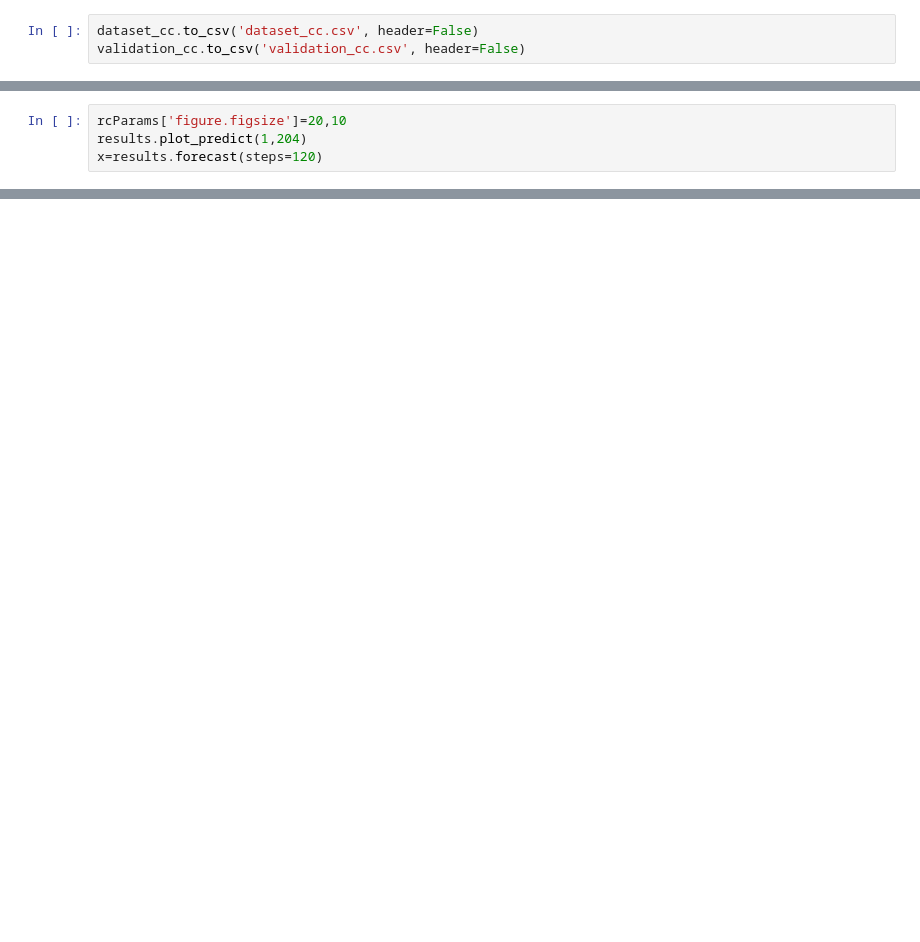
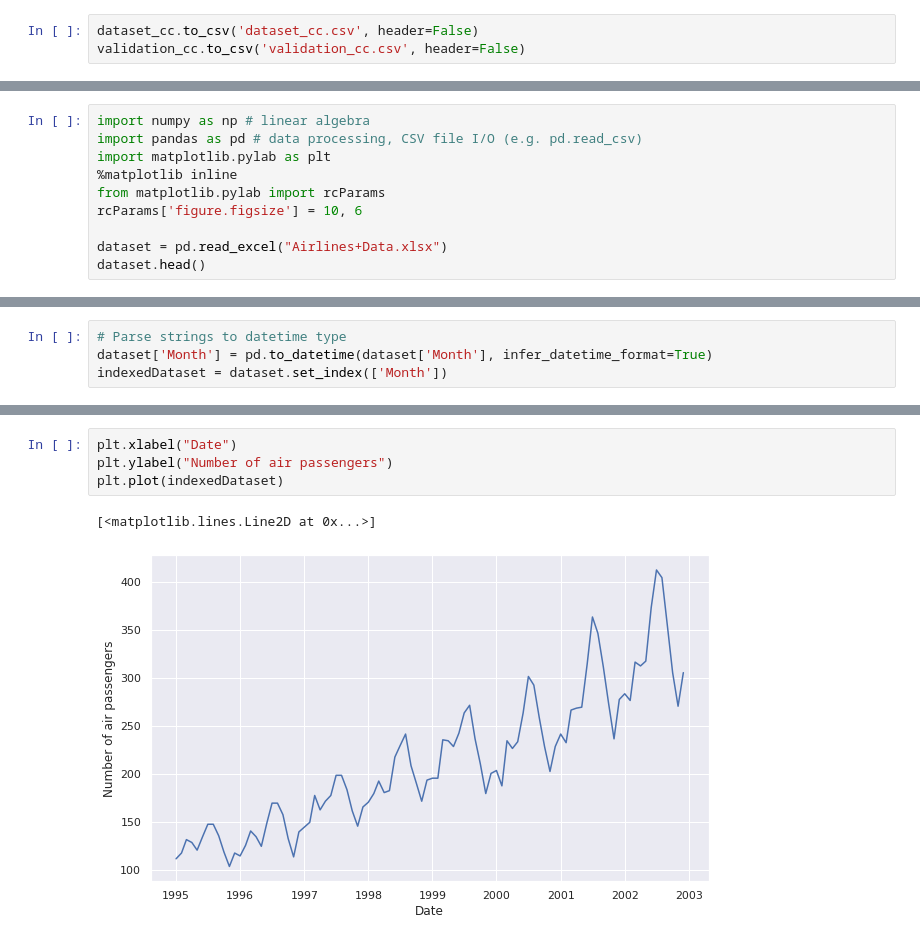
Before and after one commit to bismahashim/Assignment, a Jupyter notebook: Assignment_Forecasting.ipynb, the cells around one changed output, grey strips where cells are left out. Saved outputs shown, nothing was run; the diff lists cells and outputs as text; blank space fills up the shorter version.

```diff
--- a/Assignment_Forecasting.ipynb
+++ b/Assignment_Forecasting.ipynb
@@ -661,4 +330,0 @@ plt.plot(predictions_ARIMA)
-# %%
-rcParams['figure.figsize']=20,10
-results.plot_predict(1,204)
-x=results.forecast(steps=120)
@@ -686,0 +386,10 @@ results.forecast(steps=120)
+# %%
+import numpy as np # linear algebra
+import pandas as pd # data processing, CSV file I/O (e.g. pd.read_csv)
+import matplotlib.pylab as plt
+%matplotlib inline
+from matplotlib.pylab import rcParams
+rcParams['figure.figsize'] = 10, 6
+
+dataset = pd.read_excel("Airlines+Data.xlsx")
+dataset.head()
@@ -686,0 +403,4 @@ results.forecast(steps=120)
+# %%
+# Parse strings to datetime type
+dataset['Month'] = pd.to_datetime(dataset['Month'], infer_datetime_format=True)
+indexedDataset = dataset.set_index(['Month'])
@@ -686,0 +427,7 @@ results.forecast(steps=120)
+# %%
+plt.xlabel("Date")
+plt.ylabel("Number of air passengers")
+plt.plot(indexedDataset)
+# %% [output]
+[<matplotlib.lines.Line2D at 0x...>]
+[figure, added]
```
Also changed, not shown: parts of 133 cells of this notebook.
